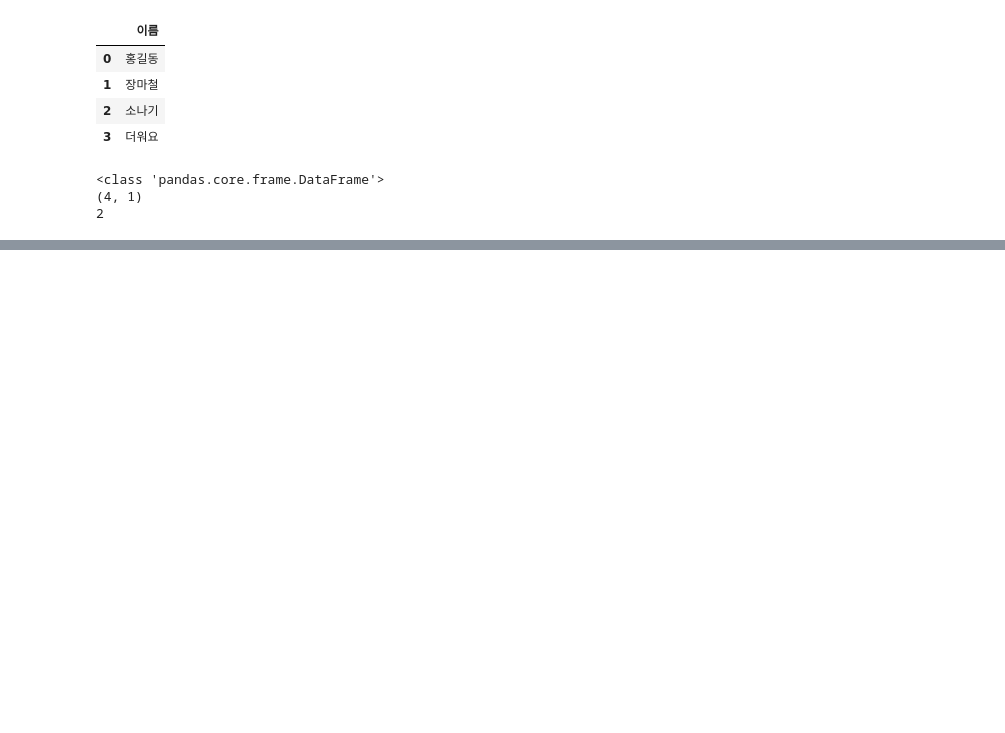
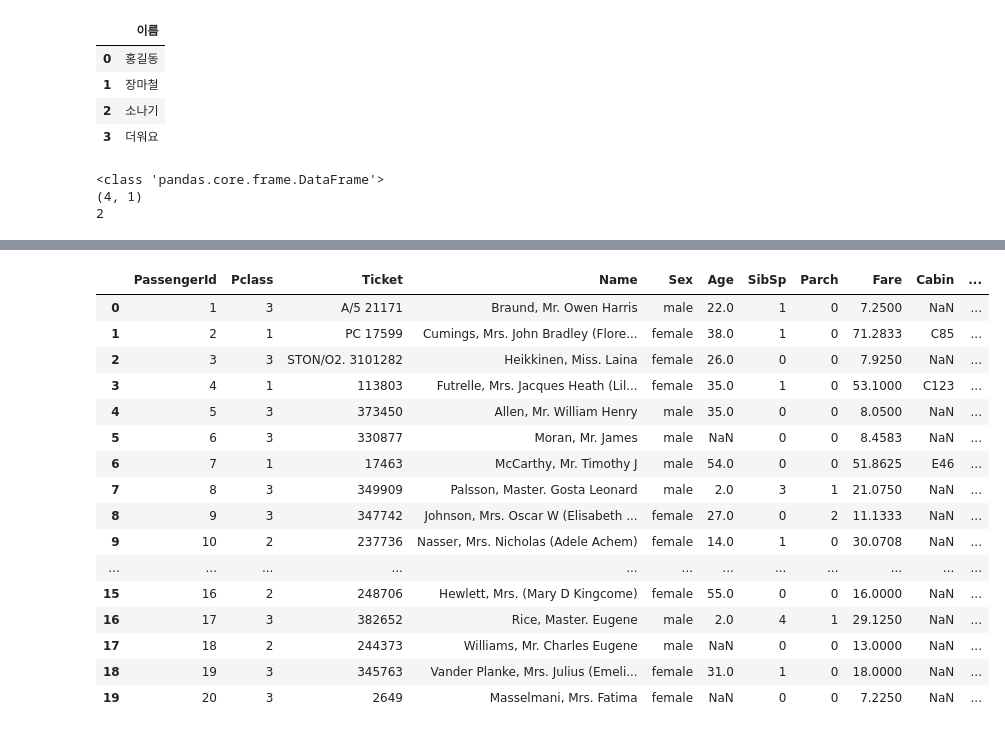
Before and after one commit to haram4th/fintech_pm_data_science, a Jupyter notebook: 06machine_learning/02Pandas사용법.ipynb, the cells around one changed output, grey strips where cells are left out. Drawn from its saved outputs; the diff is of its cells as text; code cells hidden in the pictures; blank space fills up the shorter version.

```diff
--- a/06machine_learning/02Pandas사용법.ipynb
+++ b/06machine_learning/02Pandas사용법.ipynb
@@ -63,0 +475,3 @@ Name: 이름, dtype: object
+# %%
+data = pd.read_csv("https://raw.githubusercontent.com/haram4th/ablearn/main/Taitanic_train.csv")
+data
@@ -63,0 +641,3 @@ Name: 이름, dtype: object
+# %%
+data = data[['PassengerId','Pclass','Ticket','Name','Sex','Age','SibSp','Parch','Fare','Cabin','Embarked','Survived']]
+data
@@ -63,0 +748,20 @@ Name: 이름, dtype: object
+# %%
+data.iloc[:20,:]
+# %% [output]
+|  | PassengerId | Pclass | Ticket | Name | Sex | Age | SibSp | Parch | Fare | Cabin | ... |
+| 0 | 1 | 3 | A/5 21171 | Braund, Mr. Owen Harris | male | 22.0 | 1 | 0 | 7.2500 | NaN | ... |
+| 1 | 2 | 1 | PC 17599 | Cumings, Mrs. John Bradley (Flore... | female | 38.0 | 1 | 0 | 71.2833 | C85 | ... |
+| 2 | 3 | 3 | STON/O2. 3101282 | Heikkinen, Miss. Laina | female | 26.0 | 0 | 0 | 7.9250 | NaN | ... |
+| 3 | 4 | 1 | 113803 | Futrelle, Mrs. Jacques Heath (Lil... | female | 35.0 | 1 | 0 | 53.1000 | C123 | ... |
+| 4 | 5 | 3 | 373450 | Allen, Mr. William Henry | male | 35.0 | 0 | 0 | 8.0500 | NaN | ... |
+| 5 | 6 | 3 | 330877 | Moran, Mr. James | male | NaN | 0 | 0 | 8.4583 | NaN | ... |
+| 6 | 7 | 1 | 17463 | McCarthy, Mr. Timothy J | male | 54.0 | 0 | 0 | 51.8625 | E46 | ... |
+| 7 | 8 | 3 | 349909 | Palsson, Master. Gosta Leonard | male | 2.0 | 3 | 1 | 21.0750 | NaN | ... |
+| 8 | 9 | 3 | 347742 | Johnson, Mrs. Oscar W (Elisabeth ... | female | 27.0 | 0 | 2 | 11.1333 | NaN | ... |
+| 9 | 10 | 2 | 237736 | Nasser, Mrs. Nicholas (Adele Achem) | female | 14.0 | 1 | 0 | 30.0708 | NaN | ... |
+| ... | ... | ... | ... | ... | ... | ... | ... | ... | ... | ... | ... |
+| 15 | 16 | 2 | 248706 | Hewlett, Mrs. (Mary D Kingcome) | female | 55.0 | 0 | 0 | 16.0000 | NaN | ... |
+| 16 | 17 | 3 | 382652 | Rice, Master. Eugene | male | 2.0 | 4 | 1 | 29.1250 | NaN | ... |
+| 17 | 18 | 2 | 244373 | Williams, Mr. Charles Eugene | male | NaN | 0 | 0 | 13.0000 | NaN | ... |
+| 18 | 19 | 3 | 345763 | Vander Planke, Mrs. Julius (Emeli... | female | 31.0 | 1 | 0 | 18.0000 | NaN | ... |
+| 19 | 20 | 3 | 2649 | Masselmani, Mrs. Fatima | female | NaN | 0 | 0 | 7.2250 | NaN | ... |
```
Also changed, not shown: parts of 127 cells of this notebook, 11 other files.
